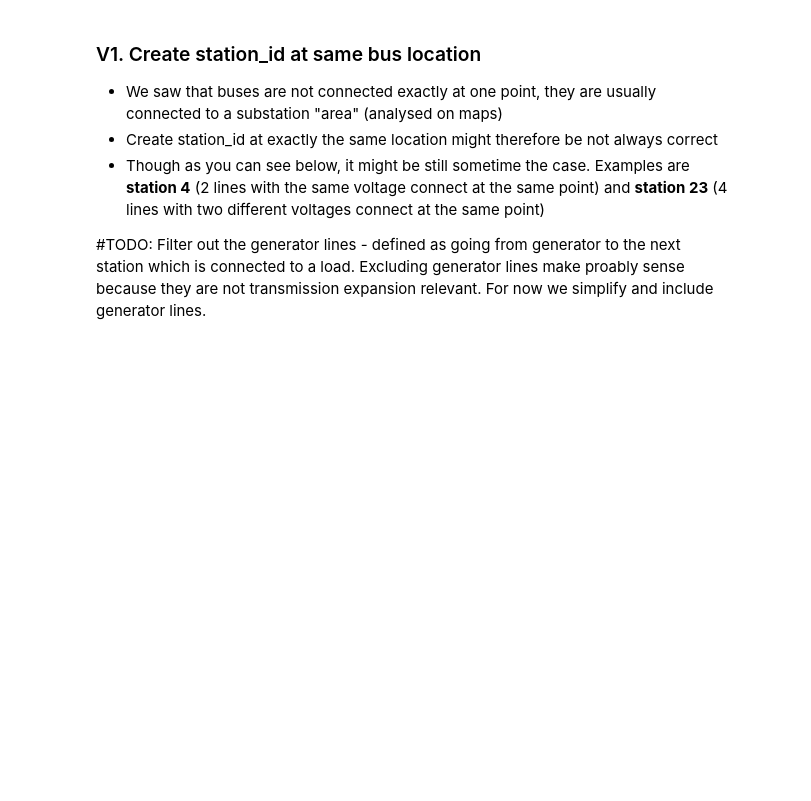
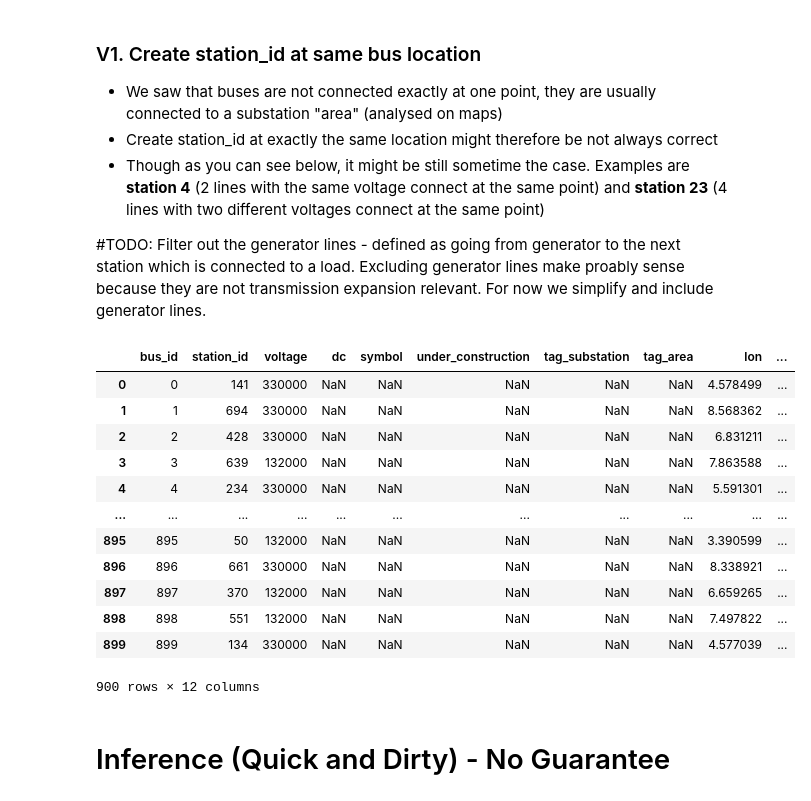
Before and after one commit to pypsa-meets-earth/pypsa-africa-hackathon, a Jupyter notebook: data_exploration/WP5_transmission_assets/osm_build_network.ipynb, the cells around one changed output. Saved outputs shown, nothing was run; the diff lists cells and outputs as text; code cells hidden in the pictures; blank space fills up the shorter version.

Commit message:
quick and dirty (no guarantee)

```diff
--- a/data_exploration/WP5_transmission_assets/osm_build_network.ipynb
+++ b/data_exploration/WP5_transmission_assets/osm_build_network.ipynb
@@ -71,12 +86,27 @@ bus_all.loc[:,"bus_id"] = bus_all.index
 # %%
 # If same location/geometry make station
 bus_all_v1 = bus_all
 bus_all_v1["station_id"] = bus_all_v1.groupby(["lon","lat"]).ngroup()
 
 ## INFO, case nigeria
 # bus_id 0:899
 # station_id 0:791
 # Means, only a few bus_id's at same location
+bus_all_v1
+# %% [output]
+|  | bus_id | station_id | voltage | dc | symbol | under_construction | tag_substation | tag_area | lon | ... |
+| 0 | 0 | 141 | 330000 | NaN | NaN | NaN | NaN | NaN | 4.578499 | ... |
+| 1 | 1 | 694 | 330000 | NaN | NaN | NaN | NaN | NaN | 8.568362 | ... |
+| 2 | 2 | 428 | 330000 | NaN | NaN | NaN | NaN | NaN | 6.831211 | ... |
+| 3 | 3 | 639 | 132000 | NaN | NaN | NaN | NaN | NaN | 7.863588 | ... |
+| 4 | 4 | 234 | 330000 | NaN | NaN | NaN | NaN | NaN | 5.591301 | ... |
+| ... | ... | ... | ... | ... | ... | ... | ... | ... | ... | ... |
+| 895 | 895 | 50 | 132000 | NaN | NaN | NaN | NaN | NaN | 3.390599 | ... |
+| 896 | 896 | 661 | 330000 | NaN | NaN | NaN | NaN | NaN | 8.338921 | ... |
+| 897 | 897 | 370 | 132000 | NaN | NaN | NaN | NaN | NaN | 6.659265 | ... |
+| 898 | 898 | 551 | 132000 | NaN | NaN | NaN | NaN | NaN | 7.497822 | ... |
+| 899 | 899 | 134 | 330000 | NaN | NaN | NaN | NaN | NaN | 4.577039 | ... |
+900 rows × 12 columns
 # %%
 # Add station_id to line dataframe
 n_row = int(bus_all.shape[0]/2)  # row length
@@ -86,3 +116,5 @@ lines_ng_v1['bus1'] = bus_all.loc[(n_row):, ["bus_id"]].reset_index(drop=True)
 # %%
 # display(lines_ng_v1)
 # display(bus_all_v1)
+# %% [markdown]
+# Inference (Quick and Dirty) - No Guarantee
```
Also changed, not shown: parts of 9 cells of this notebook.
